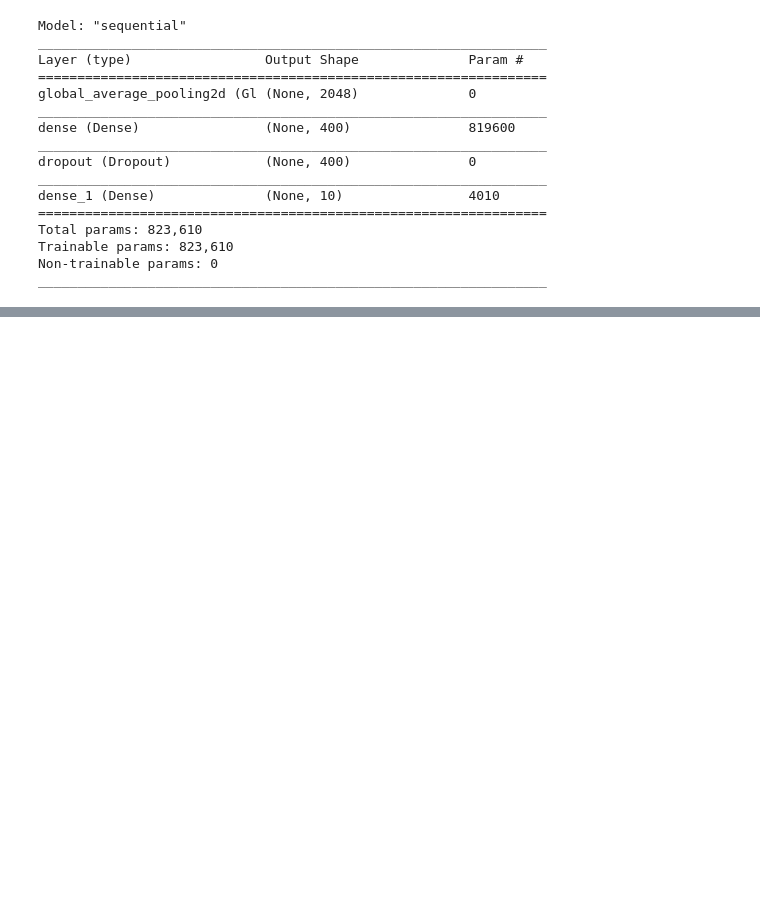
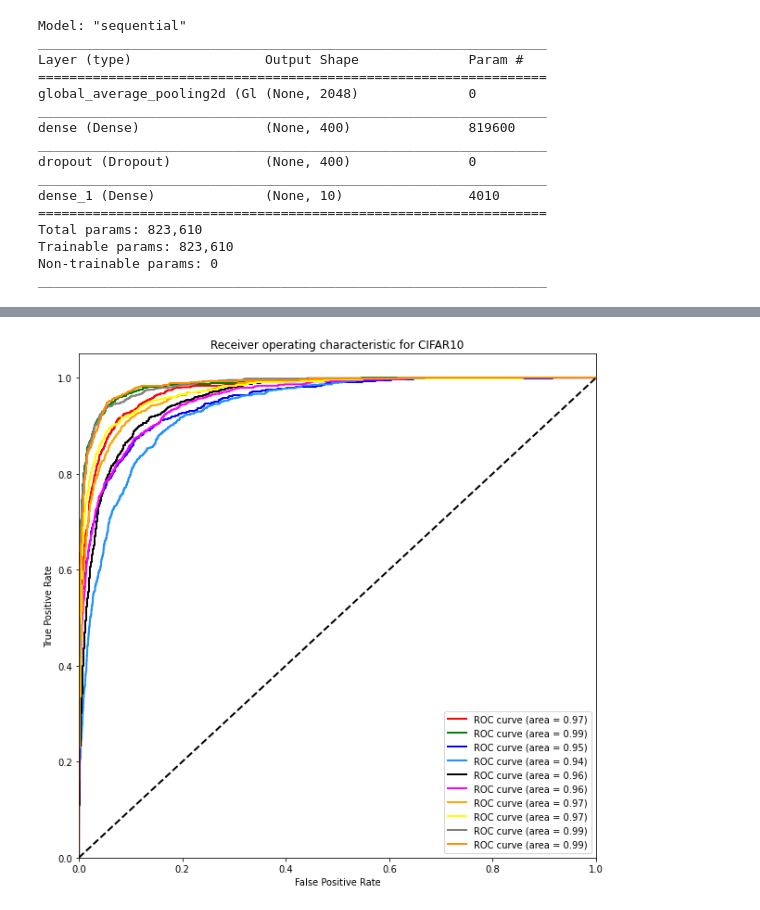
Before and after one commit to tirthasheshpatel/semester6_practicals, a Jupyter notebook: dl/Practical-6.ipynb, the cells around one changed output, grey strips where cells are left out. Drawn from its saved outputs; the diff is of its cells as text; code cells hidden in the pictures; blank space fills up the shorter version.

Commit message:
add roc auc curve to dl practical 6

```diff
--- a/dl/Practical-6.ipynb
+++ b/dl/Practical-6.ipynb
@@ -26,9 +26,6 @@ y_test  ->  (10000, 1)
 # %%
 X_train = X_train.reshape(50000, 32*32, 3)
 X_test = X_test.reshape(10000, 32*32, 3)
-encoder = OneHotEncoder()
-y_train = encoder.fit_transform(y_train.reshape(-1, 1)).toarray()
-y_test = encoder.transform(y_test.reshape(-1, 1)).toarray()
 # %%
 fig, ax = plt.subplots(figsize=(7, 7))
 X_to_plot = X_train[:49, :, :]
@@ -121,5 +110,5 @@ def test_generator_fn():
         i += BATCH_SIZE
         yield np.asarray(X_batch), np.asarray(y_batch)
 # %%
-model.fit(train_generator_fn(), epochs=10, steps_per_epoch=50000 // BATCH_SIZE)
+model.fit(train_generator_fn(), epochs=15, steps_per_epoch=50000 // BATCH_SIZE)
 # %% [output]
@@ -151,0 +140,37 @@ model.evaluate(test_generator_fn(), steps=10000 // BATCH_SIZE)
+# %%
+X_test_processed = np.array([cv2.resize(x, dsize=(72,72)) for x in X_test]).astype('float32')
+X_test_processed = preprocess_input(X_test_processed)
+X_test_processed = model_pretrained.predict(X_test_processed)
+y_test = to_categorical(y_test, 10)
+
+y_preds = model.predict(X_test_processed)
+# %%
+# Compute ROC curve and ROC area for each class
+fpr = dict()
+tpr = dict()
+roc_auc = dict()
+
+for i in range(10):
+    fpr[i], tpr[i], _ = roc_curve(y_test[:, i], y_preds[:, i])
+    roc_auc[i] = auc(fpr[i], tpr[i])
+# %%
+fig, ax = plt.subplots(figsize=(10, 10))
+lw = 2
+
+colors = [
+    "red", "green", "blue", "dodgerblue", "black",
+    "magenta", "orange", "yellow", "gray", "darkorange"
+]
+
+for i in range(10):
+    ax.plot(fpr[i], tpr[i], color=colors[i],
+            lw=lw, label='ROC curve (area = %0.2f)' % roc_auc[i]);
+ax.plot([0, 1], [0, 1], color="black", lw=lw, linestyle='--');
+ax.set_xlim([0.0, 1.0]);
+ax.set_ylim([0.0, 1.05]);
+ax.set_xlabel('False Positive Rate');
+ax.set_ylabel('True Positive Rate');
+ax.set_title('Receiver operating characteristic for CIFAR10');
+ax.legend();
+# %% [output]
+[figure, added]
```
Also changed, not shown: parts of 7 cells of this notebook.
